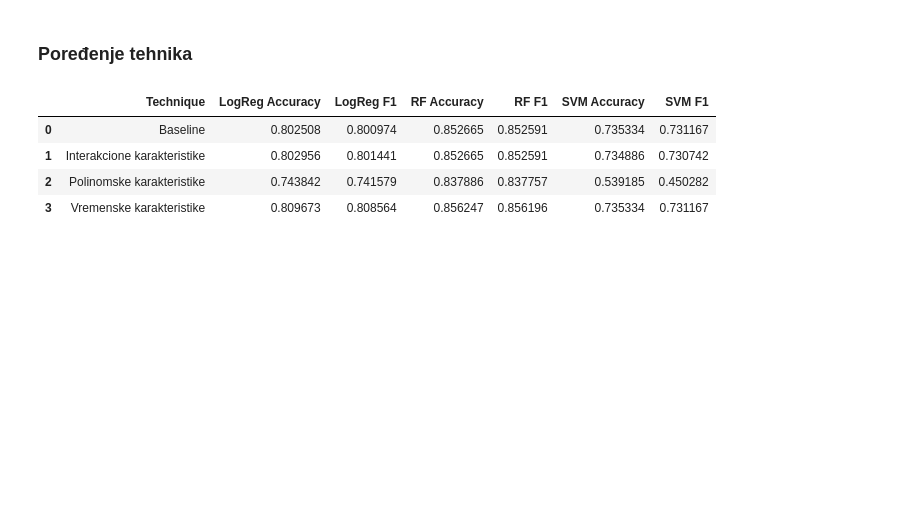
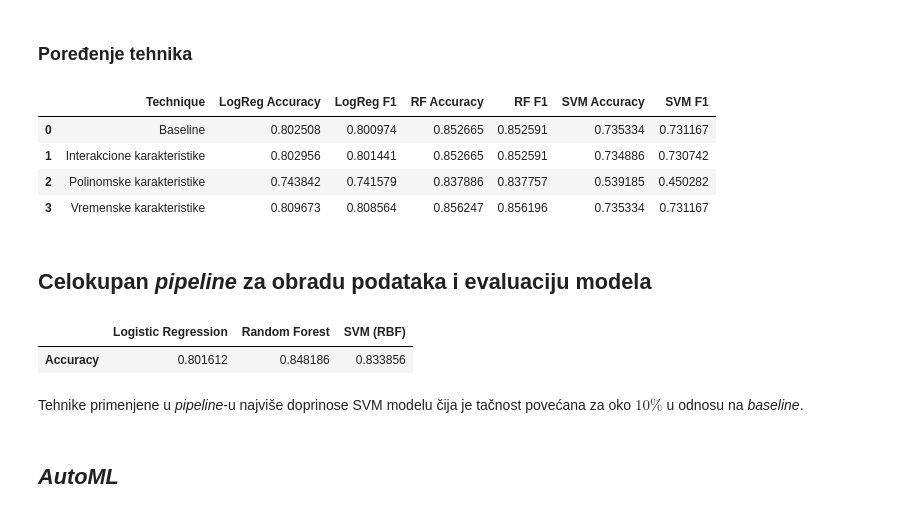
Before and after one commit to paunovicjovan/data-preprocessing-for-ml-1, a Jupyter notebook: Prakticni deo/Transformacija podataka.ipynb, the cells around one changed output. Drawn from its saved outputs; the diff is of its cells as text; code cells hidden in the pictures; blank space fills up the shorter version.

Commit message:
Describe and demonstrate transformation pipeline and AutoML

```diff
--- a/Prakticni deo/Transformacija podataka.ipynb
+++ b/Prakticni deo/Transformacija podataka.ipynb
@@ -1529,3 +1532,82 @@ compare_metrics(feature_constructions)
 | 1 | Interakcione karakteristike | 0.802956 | 0.801441 | 0.852665 | 0.852591 | 0.734886 | 0.730742 |
 | 2 | Polinomske karakteristike | 0.743842 | 0.741579 | 0.837886 | 0.837757 | 0.539185 | 0.450282 |
 | 3 | Vremenske karakteristike | 0.809673 | 0.808564 | 0.856247 | 0.856196 | 0.735334 | 0.731167 |
+# %% [markdown]
+## Celokupan *pipeline* za obradu podataka i evaluaciju modela
+# %%
+X = pd.DataFrame(data.drop('deposit', axis=1)) # ponovna podela na X i y jer je X bilo izmenjeno (enkodirano)
+
+# klasa 'yes' se mapira u 1, klasa 'no' u 0
+y = data['deposit'].map({'yes': 1, 'no': 0})
+# %%
+ordinal_cols = ["education", "month"]
+nominal_cols = ["job", "marital", "default", "housing", "loan", "contact", "poutcome"]
+numeric_cols = ["age", "balance", "day", "duration", "campaign", "pdays", "previous"]
+
+# Preprocesiranje
+preprocessor = ColumnTransformer(
+    transformers=[
+        ("ord", OrdinalEncoder(categories=[
+            ["primary", "secondary", "tertiary", "unknown"],  # education
+            ["jan", "feb", "mar", "apr", "may", "jun", "jul", "aug", "sep", "oct", "nov", "dec"]  # month
+        ]), ordinal_cols),
+        ("nom", BinaryEncoder(), nominal_cols),
+        ("num", Pipeline([
+            ("power", PowerTransformer(method="yeo-johnson")),
+            ("scaler", StandardScaler())
+        ]), numeric_cols)
+    ]
+)
+
+# Definicija modela
+log_reg = Pipeline([
+    ("preprocess", preprocessor),
+    ("clf", LogisticRegression(max_iter=1000))
+])
+
+rf = Pipeline([
+    ("preprocess", preprocessor),
+    ("clf", RandomForestClassifier(random_state=42))
+])
+
+svm = Pipeline([
+    ("preprocess", preprocessor),
+    ("clf", SVC(kernel="rbf"))
+])
+
+# Train/test split
+X_train, X_test, y_train, y_test = train_test_split(
+    X, y, test_size=0.2, random_state=42, stratify=y
+)
+
+# Treniranje i evaluacija
+log_reg.fit(X_train, y_train)
+rf.fit(X_train, y_train)
+svm.fit(X_train, y_train)
+
+lr_pipeline_metrics = {
+    "Accuracy": log_reg.score(X_test, y_test),
+}
+
+rf_pipeline_metrics = {
+    "Accuracy": rf.score(X_test, y_test),
+}
+
+svm_pipeline_metrics = {
+    "Accuracy": svm.score(X_test, y_test),
+}
+
+results = pd.DataFrame({
+        "Logistic Regression": lr_pipeline_metrics,
+        "Random Forest": rf_pipeline_metrics,
+        "SVM (RBF)": svm_pipeline_metrics
+})
+
+display(results)
+# %% [output]
+|  | Logistic Regression | Random Forest | SVM (RBF) |
+| Accuracy | 0.801612 | 0.848186 | 0.833856 |
+# %% [markdown]
+Tehnike primenjene u *pipeline*-u najviše doprinose SVM modelu čija je tačnost povećana za oko $10\%$ u odnosu na *baseline*.
+# %% [markdown]
+## *AutoML*
```
Also changed, not shown: parts of 7 cells of this notebook, 2 other files.
